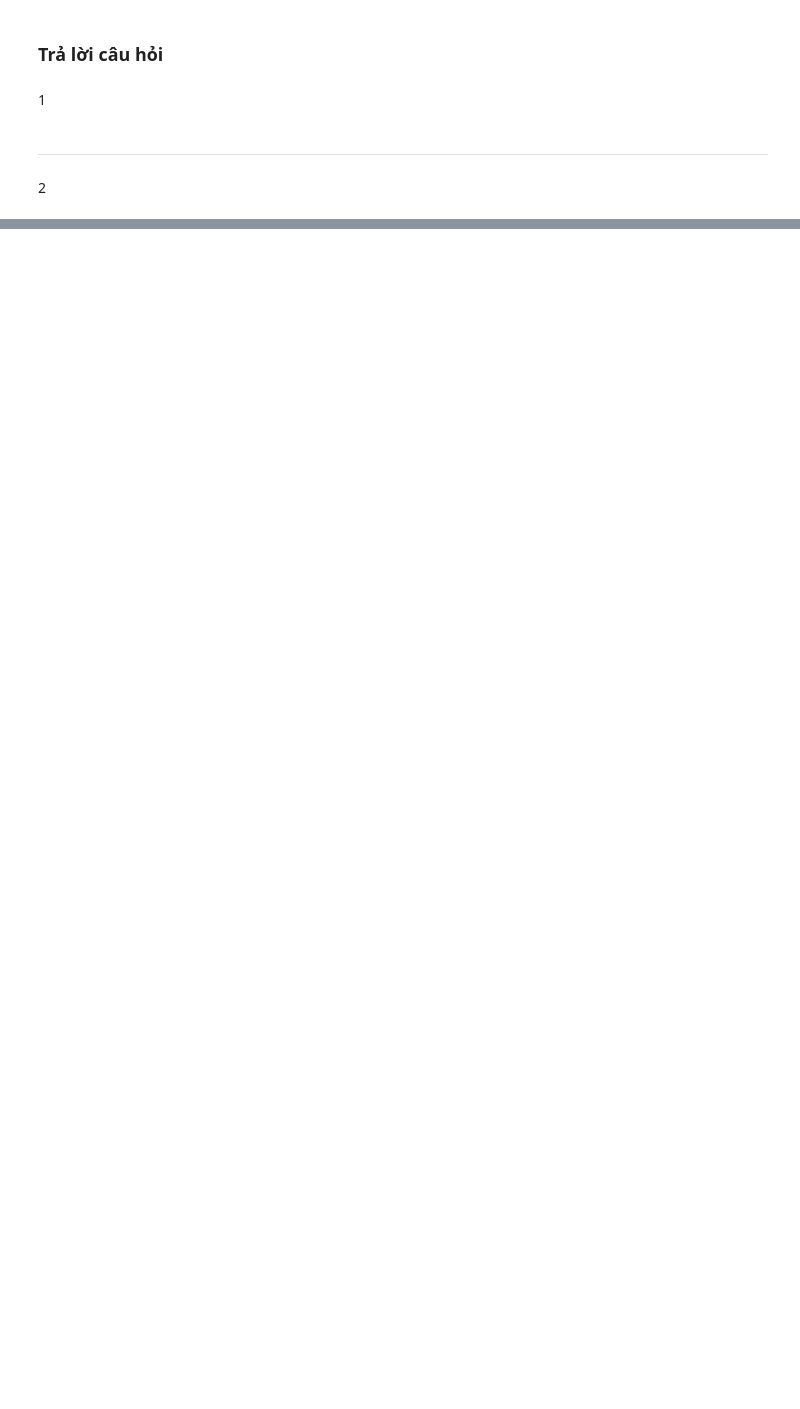
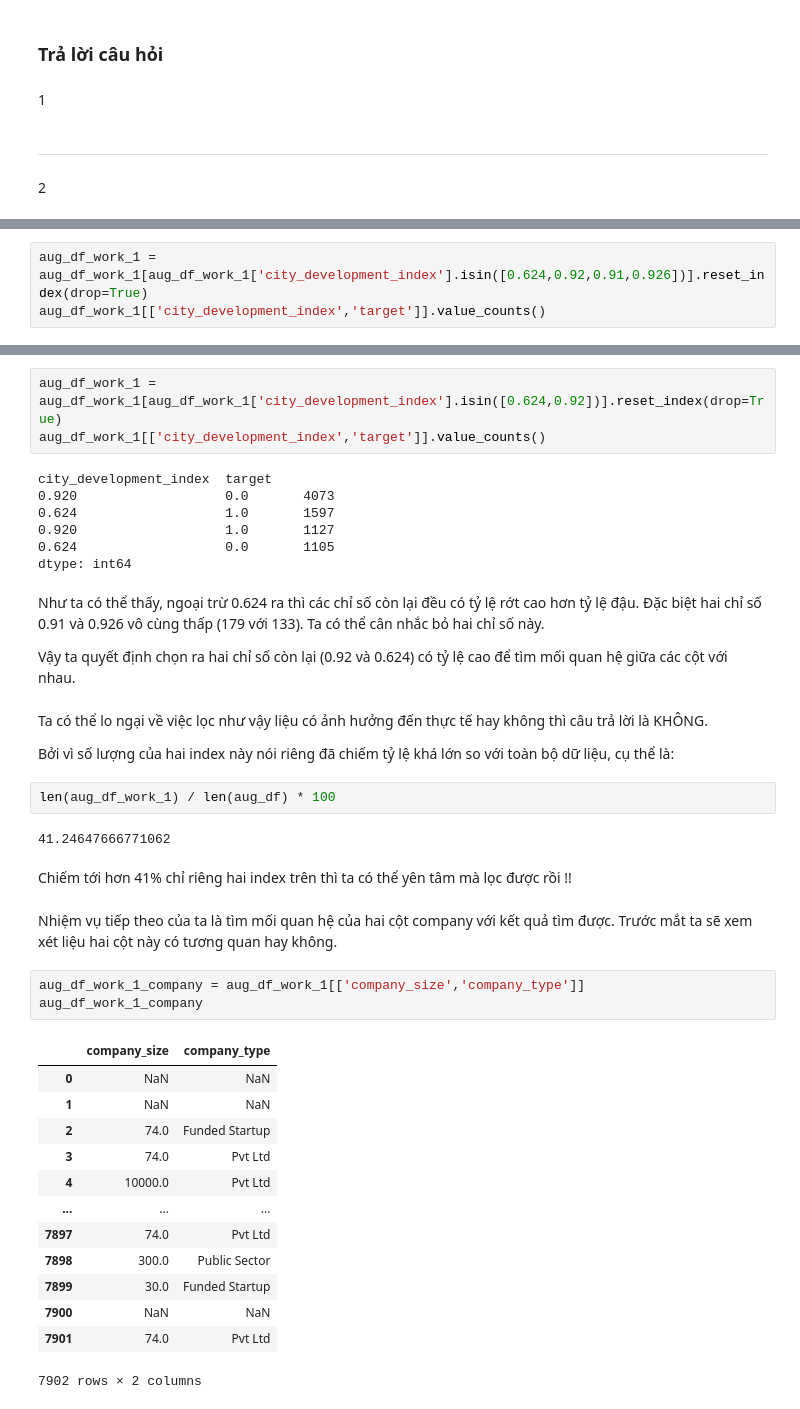
Before and after one commit to molr298/Project_IntroDS, a Jupyter notebook: Final-T.ipynb, the cells around one changed output, grey strips where cells are left out. Drawn from its saved outputs; the diff is of its cells as text; blank space fills up the shorter version.

```diff
--- a/Final-T.ipynb
+++ b/Final-T.ipynb
@@ -316,0 +390,3 @@ Vì các yếu tố cá nhân liên quan trực tiếp tới ứng viên, nên c
+# %%
+aug_df_work_1 = aug_df_work_1[aug_df_work_1['city_development_index'].isin([0.624,0.92,0.91,0.926])].reset_index(drop=True)
+aug_df_work_1[['city_development_index','target']].value_counts()
@@ -316,0 +404,43 @@ Vì các yếu tố cá nhân liên quan trực tiếp tới ứng viên, nên c
+# %%
+aug_df_work_1 = aug_df_work_1[aug_df_work_1['city_development_index'].isin([0.624,0.92])].reset_index(drop=True)
+aug_df_work_1[['city_development_index','target']].value_counts()
+# %% [output]
+city_development_index  target
+0.920                   0.0       4073
+0.624                   1.0       1597
+0.920                   1.0       1127
+0.624                   0.0       1105
+dtype: int64
+# %% [markdown]
+Như ta có thể thấy, ngoại trừ 0.624 ra thì các chỉ số còn lại đều có tỷ lệ rớt cao hơn tỷ lệ đậu. Đặc biệt hai chỉ số 0.91 và 0.926 vô cùng thấp (179 với 133). Ta có thể cân nhắc bỏ hai chỉ số này.
+
+Vậy ta quyết định chọn ra hai chỉ số còn lại (0.92 và 0.624) có tỷ lệ cao để tìm mối quan hệ giữa các cột với nhau.
+# %% [markdown]
+Ta có thể lo ngại về việc lọc như vậy liệu có ảnh hưởng đến thực tế hay không thì câu trả lời là KHÔNG.
+
+Bởi vì số lượng của hai index này nói riêng đã chiếm tỷ lệ khá lớn so với toàn bộ dữ liệu, cụ thể là:
+# %%
+len(aug_df_work_1) / len(aug_df) * 100
+# %% [output]
+41.24647666771062
+# %% [markdown]
+Chiếm tới hơn 41% chỉ riêng hai index trên thì ta có thể yên tâm mà lọc được rồi !!
+# %% [markdown]
+Nhiệm vụ tiếp theo của ta là tìm mối quan hệ của hai cột company với kết quả tìm được. Trước mắt ta sẽ xem xét liệu hai cột này có tương quan hay không.
+# %%
+aug_df_work_1_company = aug_df_work_1[['company_size','company_type']]
+aug_df_work_1_company
+# %% [output]
+|  | company_size | company_type |
+| 0 | NaN | NaN |
+| 1 | NaN | NaN |
+| 2 | 74.0 | Funded Startup |
+| 3 | 74.0 | Pvt Ltd |
+| 4 | 10000.0 | Pvt Ltd |
+| ... | ... | ... |
+| 7897 | 74.0 | Pvt Ltd |
+| 7898 | 300.0 | Public Sector |
+| 7899 | 30.0 | Funded Startup |
+| 7900 | NaN | NaN |
+| 7901 | 74.0 | Pvt Ltd |
+7902 rows × 2 columns
```
Also changed, not shown: parts of 24 cells of this notebook.
